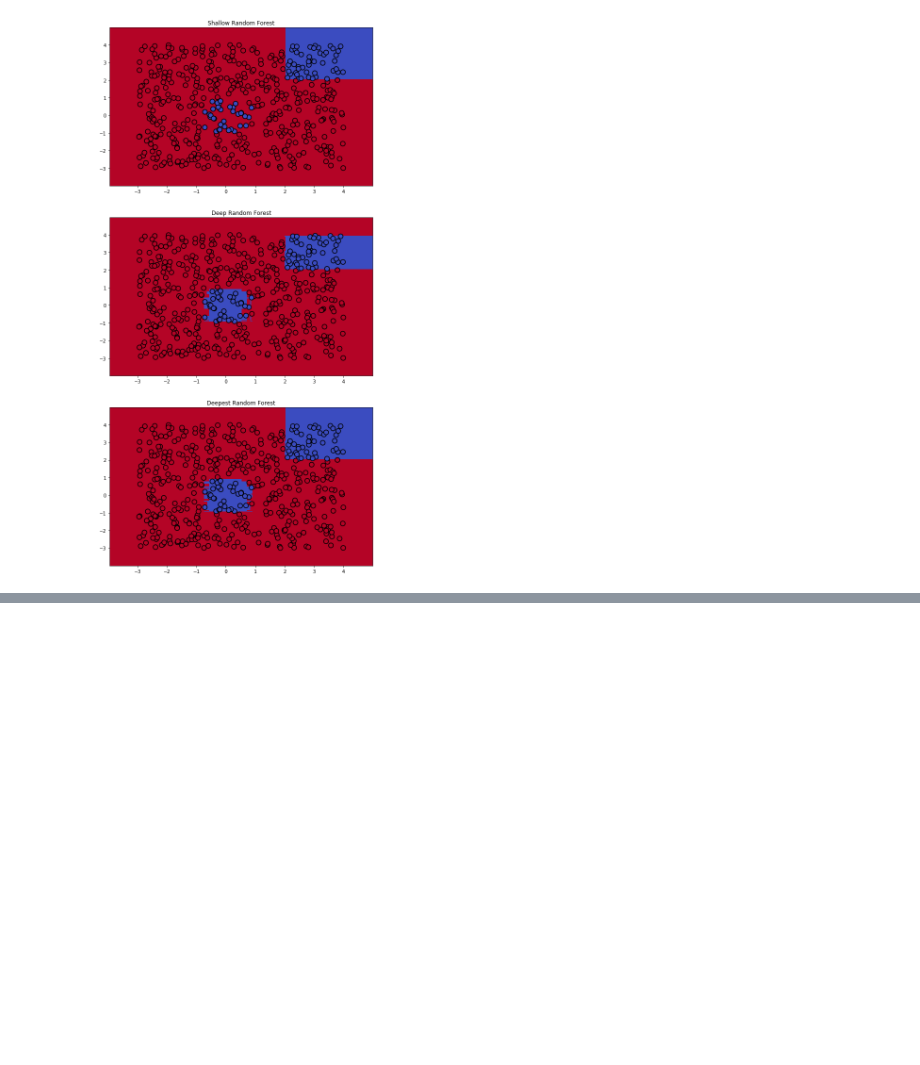
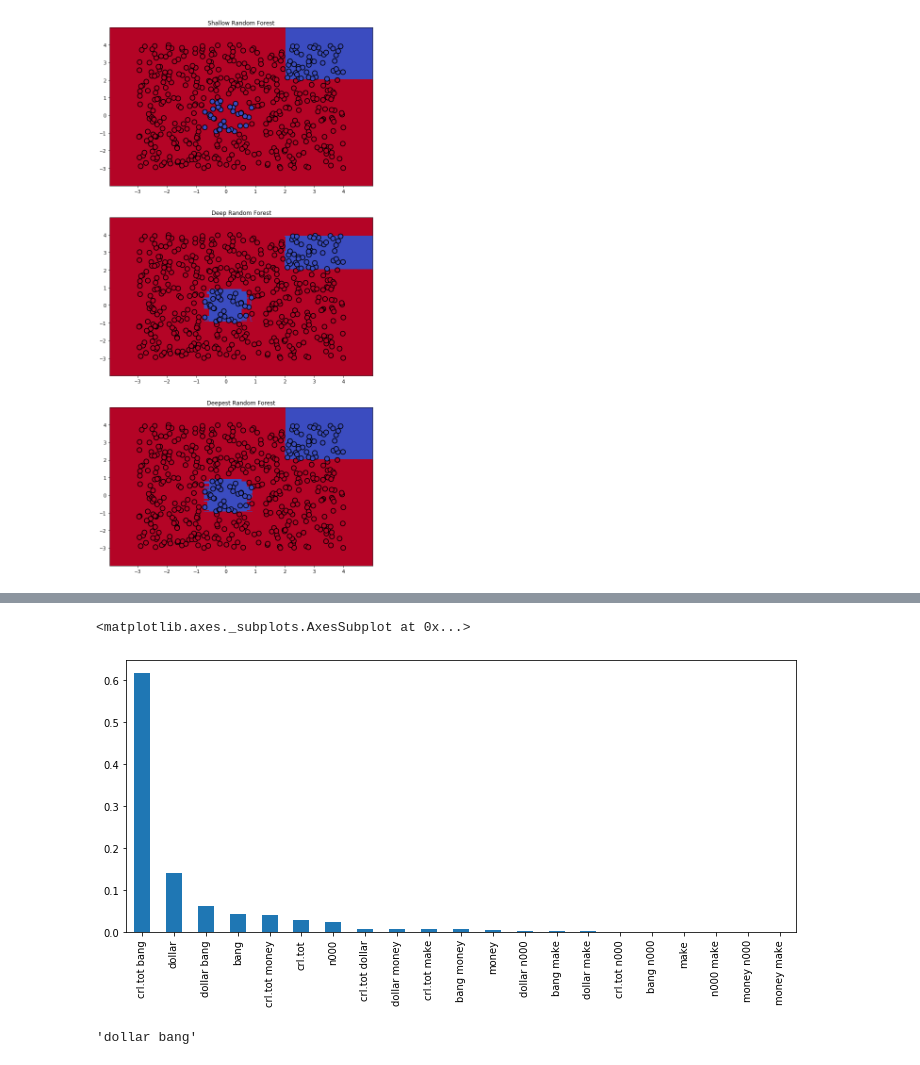
Before and after one commit to Urusut/IvanovDmitryV, a Jupyter notebook: Unit_6/Draft_ML_6.ipynb, the cells around one changed output, grey strips where cells are left out. Drawn from its saved outputs; the diff is of its cells as text; code cells hidden in the pictures; blank space fills up the shorter version.

```diff
--- a/Unit_6/Draft_ML_6.ipynb
+++ b/Unit_6/Draft_ML_6.ipynb
@@ -107,0 +123,2 @@ Text(0.5, 1.0, 'Deepest Random Forest')
+# %%
+df = pd.read_csv('https://raw.githubusercontent.com/vincentarelbundock/Rdatasets/master/csv/DAAG/spam7.csv')
@@ -107,0 +131,6 @@ Text(0.5, 1.0, 'Deepest Random Forest')
+# %%
+y = (df.yesno == 'y').astype(np.dtype('int8'))
+X = df.drop(columns=['yesno','Unnamed: 0'])
+
+poly = PolynomialFeatures(interaction_only=True,include_bias=False)
+X_poly = poly.fit_transform(X)
@@ -107,0 +168,8 @@ Text(0.5, 1.0, 'Deepest Random Forest')
+# %%
+X_train, X_test, y_train, y_test = train_test_split(X,y,test_size=0.2,random_state=42)
+# %%
+GBC = GradientBoostingClassifier(learning_rate=0.1, n_estimators=100,max_depth=3, min_samples_split=2,
+                                 min_samples_leaf=1, subsample=1,max_features=None,random_state=42)
+GBC.fit(X_train,y_train)
+score = GBC.score(X_test,y_test)
+round(score,3)
@@ -107,0 +181,12 @@ Text(0.5, 1.0, 'Deepest Random Forest')
+# %%
+feature_importances = pd.Series(GBC.feature_importances_,
+                                index=poly.get_feature_names(X.columns)).sort_values(ascending=False)
+
+feature_importances.plot.bar(figsize=(12,5))
+# %% [output]
+<matplotlib.axes._subplots.AxesSubplot at 0x...>
+[figure, added]
+# %%
+feature_importances.index[2]
+# %% [output]
+'dollar bang'
```
Also changed, not shown: parts of 20 cells of this notebook, 1 other file.
